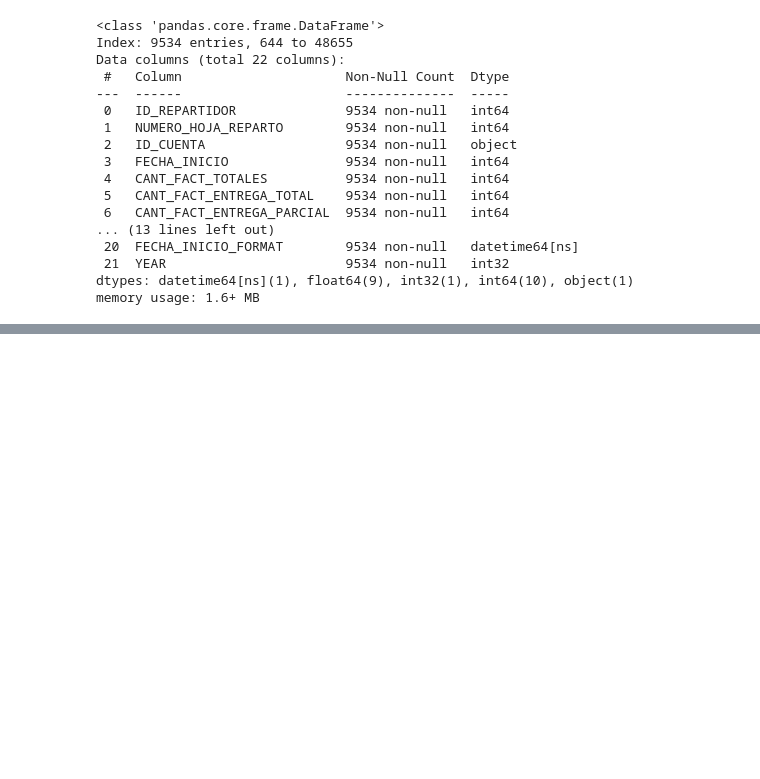
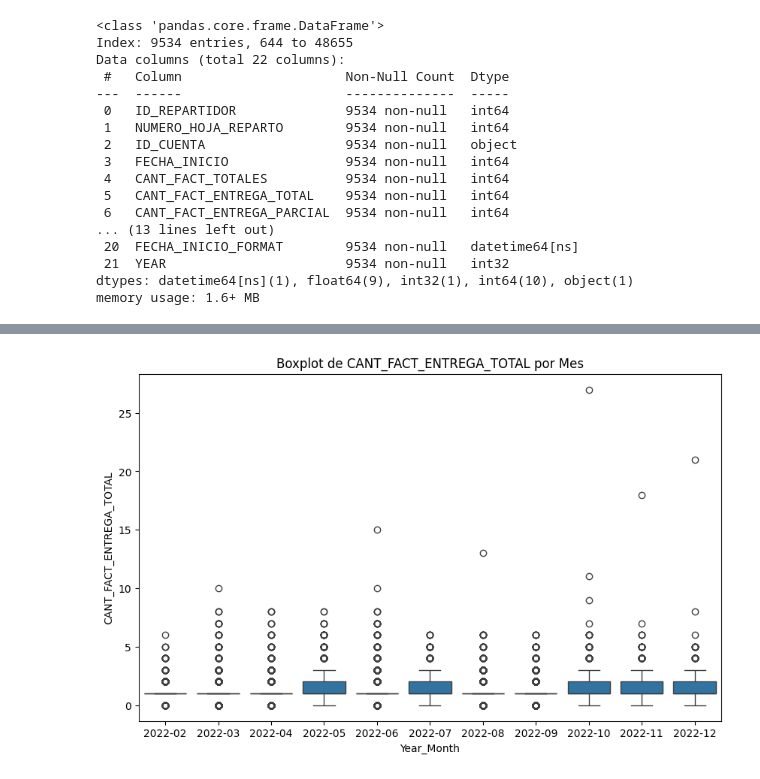
Before and after one commit to Lucaspadula/hackathon_mE, a Jupyter notebook: notebooks/1.1-act_rep_initial-data.ipynb, the cells around one changed output, grey strips where cells are left out. Saved outputs shown, nothing was run; the diff lists cells and outputs as text; code cells hidden in the pictures; blank space fills up the shorter version.

```diff
--- a/notebooks/1.1-act_rep_initial-data.ipynb
+++ b/notebooks/1.1-act_rep_initial-data.ipynb
@@ -231,0 +244,4 @@ for col1, col2, corr in strong_correlations:
+# %%
+#data_2022_fact_totales_y_entregadas = data_2022[['CANT_FACT_ENTREGA_TOTAL','CANT_FACT_TOTALES','FECHA_INICIO_FORMAT']]
+data_2022_fact_totales_y_entregadas = data_2022[['CANT_FACT_ENTREGA_TOTAL','CANT_FACT_TOTALES','FECHA_INICIO_FORMAT','CANT_FACT_ENTREGA_MOTIVOS']]
+data_2022_fact_totales_y_entregadas
@@ -231,0 +262,18 @@ for col1, col2, corr in strong_correlations:
+# %%
+
+# Asegúrate de que la columna FECHA_INICIO_FORMAT esté en formato de fecha
+data_2022_fact_totales_y_entregadas['FECHA_INICIO_FORMAT'] = pd.to_datetime(data_2022_fact_totales_y_entregadas['FECHA_INICIO_FORMAT'])
+
+# Crear una nueva columna que contenga solo el año y mes
+data_2022_fact_totales_y_entregadas['Year_Month'] = data_2022_fact_totales_y_entregadas['FECHA_INICIO_FORMAT'].dt.to_period('M')
+
+data_2022_fact_totales_y_entregadas = data_2022_fact_totales_y_entregadas.sort_values(by='Year_Month')
+
+# # Agrupar por la nueva columna Year_Month y sumar las otras columnas
+data_22_fact_agrupadas = data_2022_fact_totales_y_entregadas.groupby('Year_Month').agg({
+    'CANT_FACT_ENTREGA_TOTAL': 'sum',
+    'CANT_FACT_TOTALES': 'sum',
+    'CANT_FACT_ENTREGA_MOTIVOS':'sum'
+}).reset_index()
+
+print(data_22_fact_agrupadas)
@@ -231,0 +325,9 @@ for col1, col2, corr in strong_correlations:
+# %%
+
+# Crear un gráfico de boxplot para CANT_FACT_ENTREGA_TOTAL
+plt.figure(figsize=(10, 6))
+sns.boxplot(x='Year_Month', y='CANT_FACT_ENTREGA_TOTAL', data=data_2022_fact_totales_y_entregadas)
+plt.title('Boxplot de CANT_FACT_ENTREGA_TOTAL por Mes')
+plt.show()
+# %% [output]
+[figure, added]
```
Also changed, not shown: parts of 26 cells of this notebook, 19 other files.
